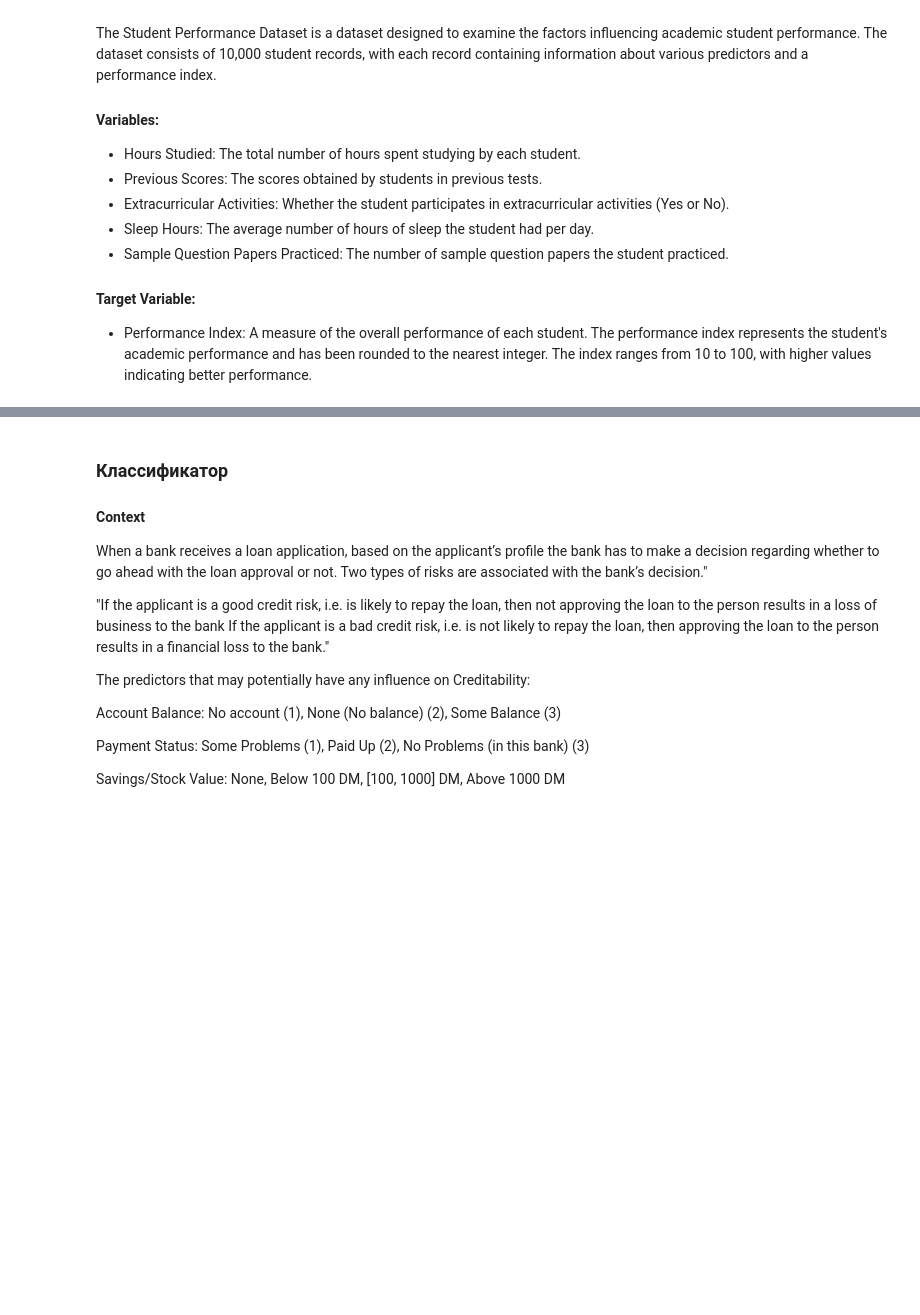
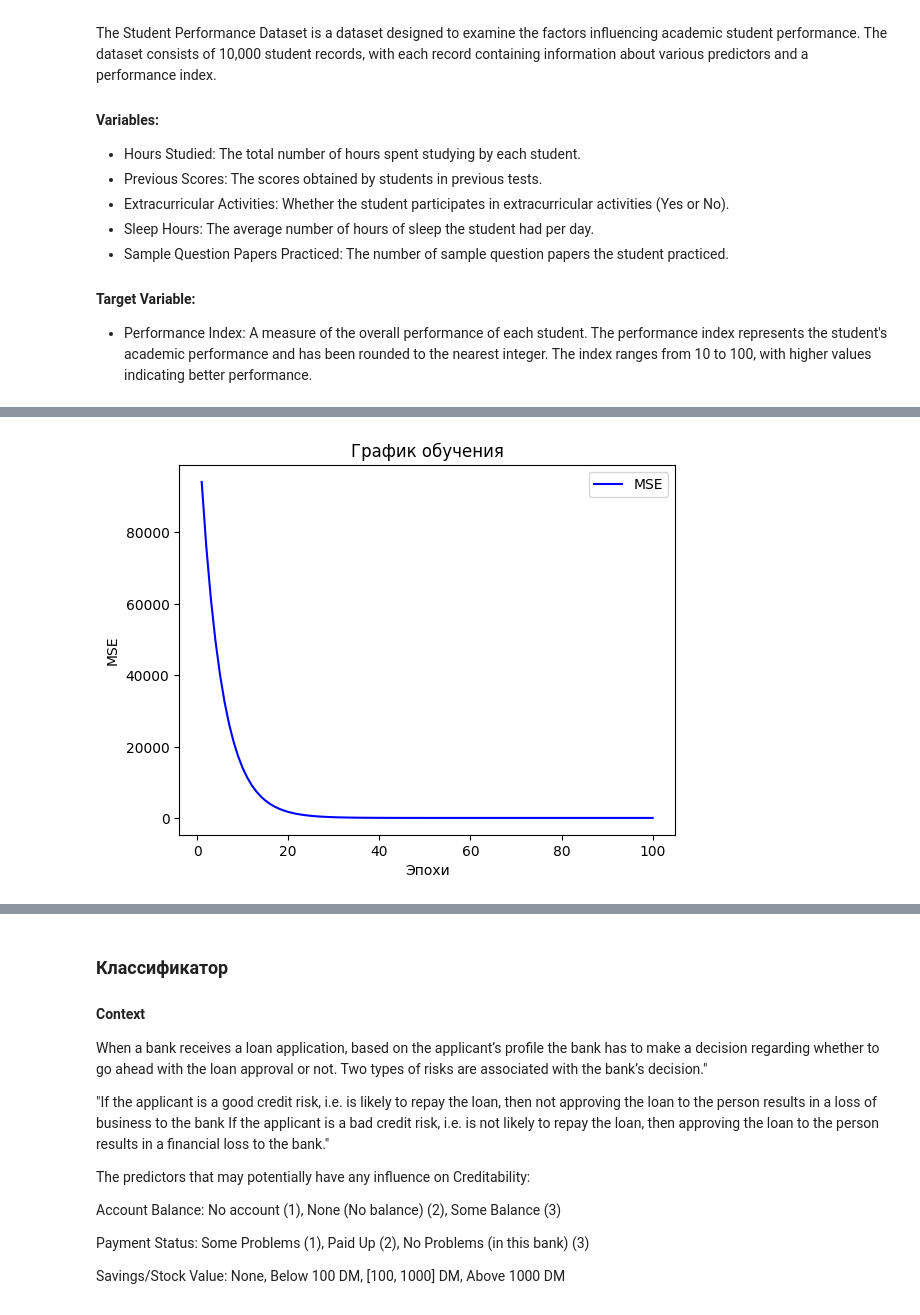
Before and after one commit to hypergirl666/lab3, a Jupyter notebook: Линейная модель и градиентный спуск.ipynb, the cells around one changed output, grey strips where cells are left out. Cells and saved outputs as stored; diff of their text form; code cells hidden in the pictures; blank space fills up the shorter version.

```diff
--- a/Линейная модель и градиентный спуск.ipynb
+++ b/Линейная модель и градиентный спуск.ipynb
@@ -182,0 +212,18 @@ history = lr.fit(normalized_X, normalized_Y)
+# %%
+# learning_rate=0.05, epochs=100
+lr = LinearRegressor(num_features=normalized_X.shape[1])
+history2 = lr.fit(normalized_X, normalized_Y, learning_rate=0.05)
+
+epochs = range(1, len(history2) + 1)
+
+# Постройте график обучения.
+plt.plot(range(1, len(history2) + 1), history2, 'b', label='MSE')
+plt.title('График обучения')
+plt.xlabel('Эпохи')
+plt.ylabel('MSE')
+plt.legend()
+
+# Отобразите график.
+plt.show()
+# %% [output]
+[figure, added]
```
Also changed, not shown: parts of 16 cells of this notebook, 1 other file.
